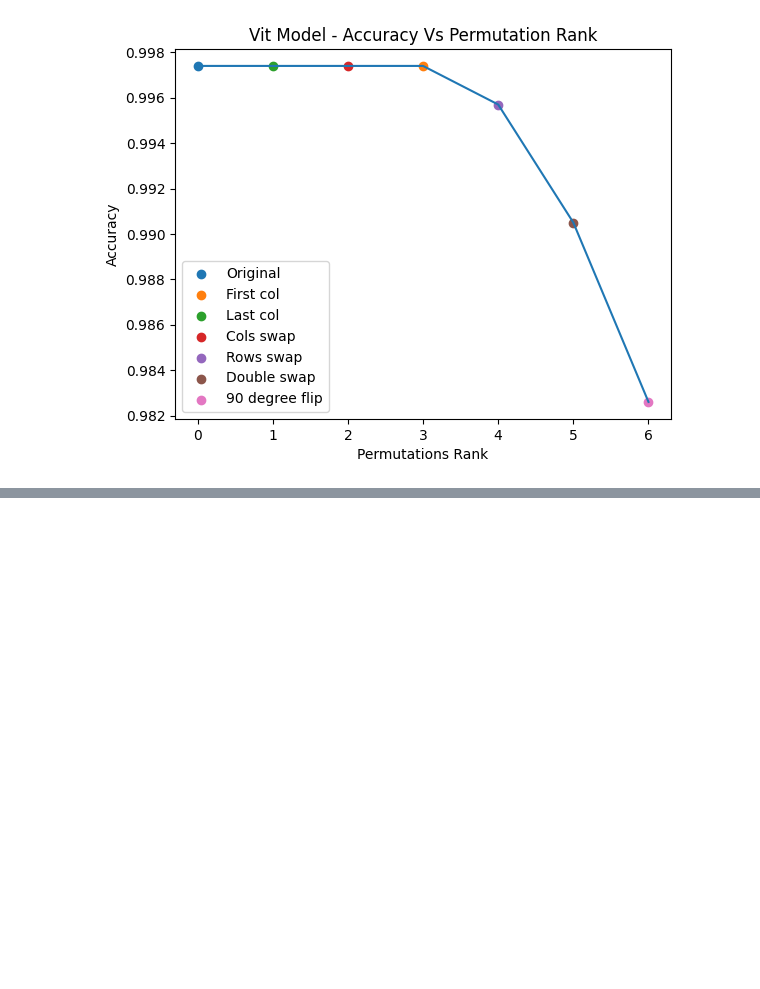
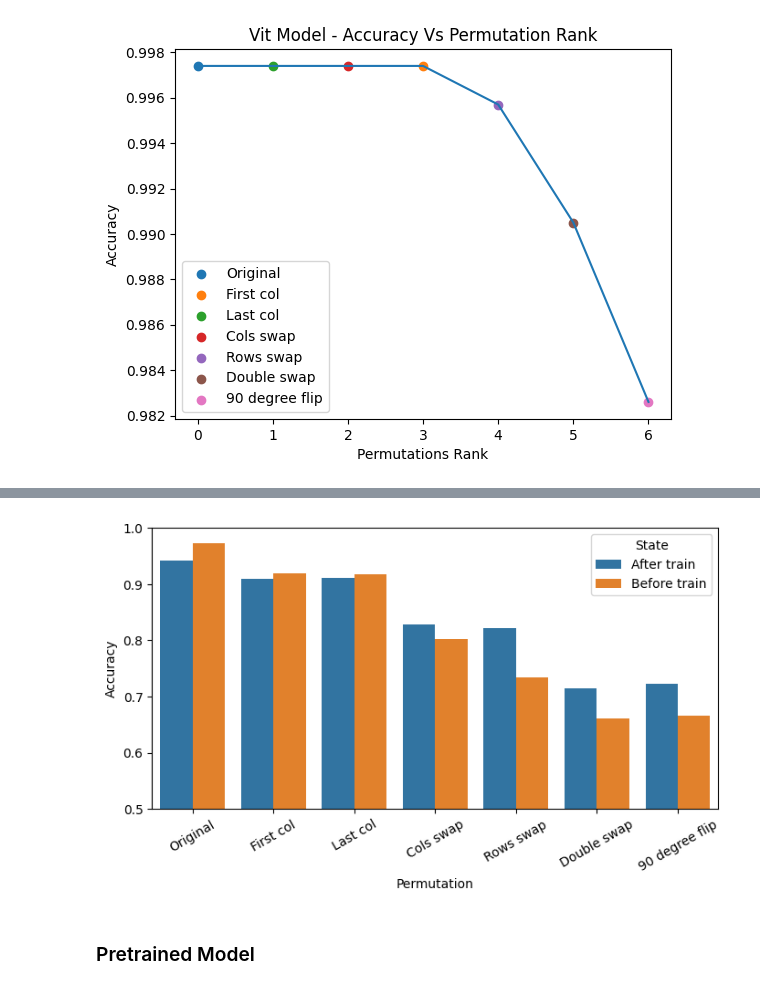
Before and after one commit to itayshap/MLDS-Final-Project, a Jupyter notebook: Final_Project_Permuted Puzzle.ipynb, the cells around one changed output, grey strips where cells are left out. Cells and saved outputs as stored; diff of their text form; code cells hidden in the pictures; blank space fills up the shorter version.

```diff
--- a/Final_Project_Permuted Puzzle.ipynb
+++ b/Final_Project_Permuted Puzzle.ipynb
@@ -173,0 +178,10 @@ draw_rank_test_results(Vit_results, permutation_dict, 'Vit Model')
+# %%
+def run_accuracy_test(model : Module, permutation_dict: dict, is_vit=False, processor = None, size:int =224):
+        results = {'Permutation': [], 'Accuracy': []}
+        for premutation_name, premutation in permutation_dict.items():
+                permuted_test_set = test.with_transform(Transform_Builder.build(size=size, with_premute=True, tiles_num=len(premutation), permutations_set= [premutation], is_vit=is_vit, processor=processor))
+                dataloader = DataLoader(permuted_test_set, batch_size=32, drop_last=True, num_workers=0)
+                results['Permutation'].append(premutation_name)
+                model.predict_data(dataloader)
+                results['Accuracy'].append(model.test_acc)
+        return results
@@ -173,0 +216,16 @@ draw_rank_test_results(Vit_results, permutation_dict, 'Vit Model')
+# %%
+custom_permutation_results = run_accuracy_test(model=custom_model, permutation_dict=permutation_dict, size=100)
+# %%
+custom_permutation_df = pd.DataFrame(custom_permutation_results)
+custom_permutation_df['State'] = 'After train'
+custom_rank_test_result_df = pd.DataFrame(data=custom_results['Accuracy'], columns=['Accuracy'], index= custom_permutation_df.Permutation).reset_index()
+custom_rank_test_result_df['State'] = 'Before train'
+# %%
+plt.figure(figsize=(8,4))
+sns.barplot(data=pd.concat([custom_permutation_df, custom_rank_test_result_df]), x='Permutation', y='Accuracy', hue='State')
+plt.ylim((0.5,1))
+plt.xticks(rotation=30);
+# %% [output]
+[figure, added]
+# %% [markdown]
+### Pretrained Model
```
Also changed, not shown: parts of 10 cells of this notebook, 1 other file.
